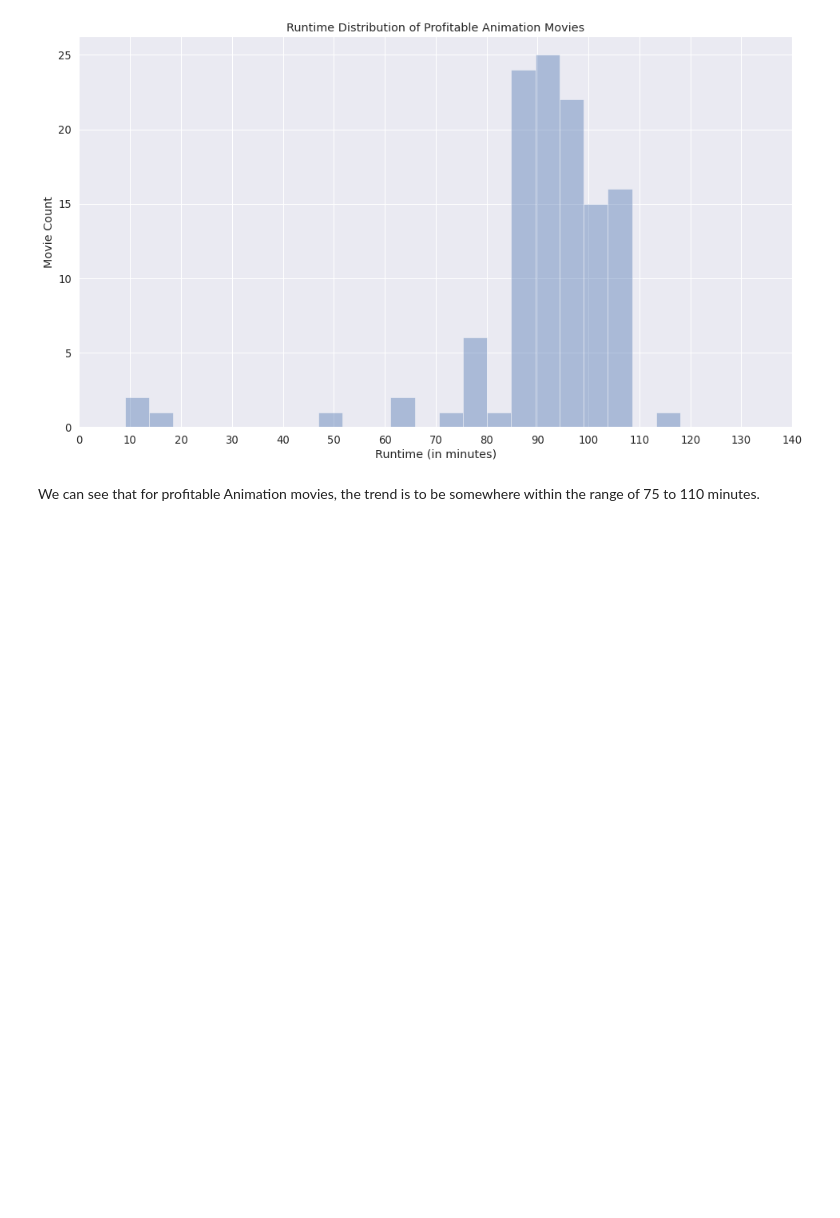
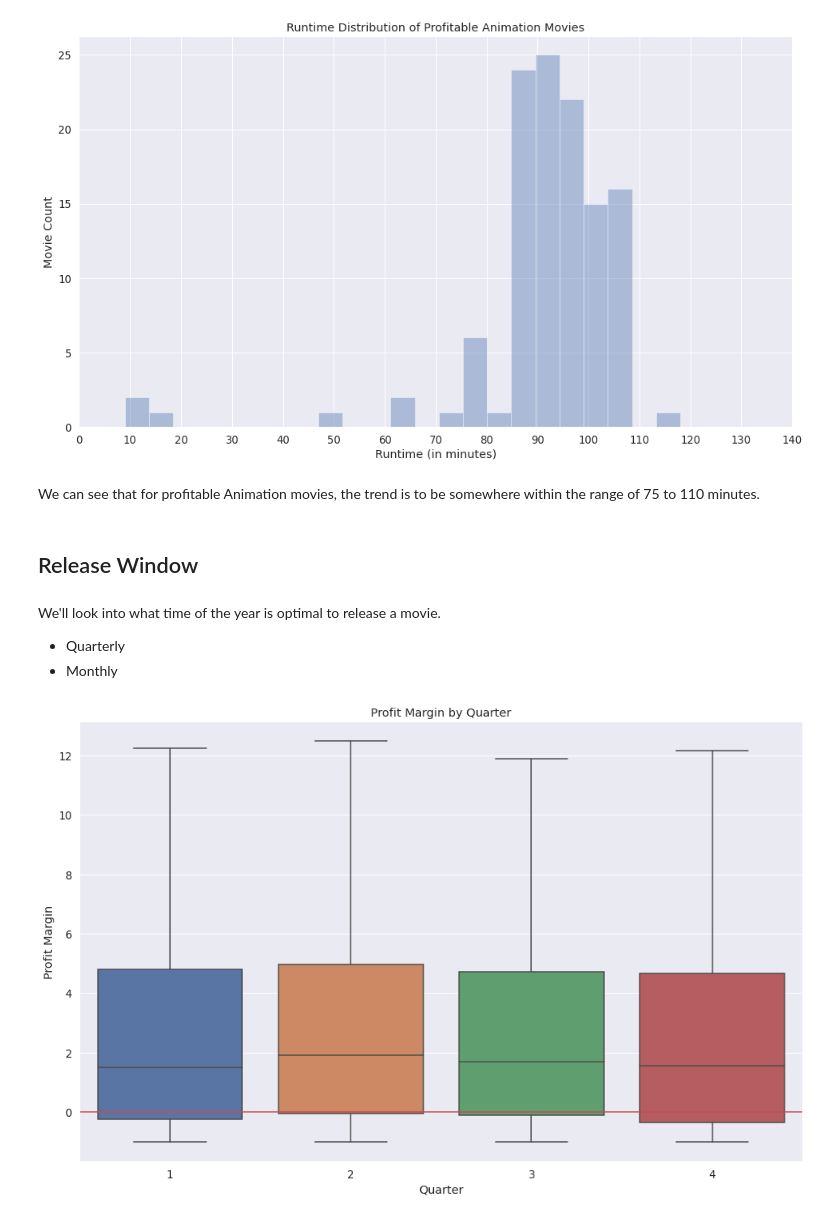
Before and after one commit to Skellet0r/movie-industry, a Jupyter notebook: notebooks/03-eamor-data-exploration.ipynb, the cells around one changed output. Drawn from its saved outputs; the diff is of its cells as text; code cells hidden in the pictures; blank space fills up the shorter version.

Commit message:
add release window analysis

```diff
--- a/notebooks/03-eamor-data-exploration.ipynb
+++ b/notebooks/03-eamor-data-exploration.ipynb
@@ -315,3 +314,15 @@ plt.show()
 [figure]
 # %% [markdown]
 We can see that for profitable Animation movies, the trend is to be somewhere within the range of 75 to 110 minutes.
+# %% [markdown]
+## Release Window
+# %% [markdown]
+We'll look into what time of the year is optimal to release a movie.
+
+- Quarterly
+- Monthly
+# %%
+# create release df with quarter and month columns
+release_df = budget_df
+release_df["quarter"] = release_df.release_date.dt.quarter
+release_df["month"] = release_df.release_date.dt.month
@@ -317,0 +332,18 @@ We can see that for profitable Animation movies, the trend is to be somewhere wi
+# %%
+# boxplot of profit margin by quarter
+plt.figure(figsize=(16, 10))
+
+sns.boxplot("quarter", "profit_margin", data=release_df, showfliers=0)
+plt.axhline(xmax=12, color="r")
+
+# adjust x axis
+locs, _ = plt.xticks()
+
+# labels
+plt.ylabel("Profit Margin")
+plt.xlabel("Quarter")
+plt.title("Profit Margin by Quarter")
+
+plt.show()
+# %% [output]
+[figure, added]
```
Also changed, not shown: parts of 5 cells of this notebook.
